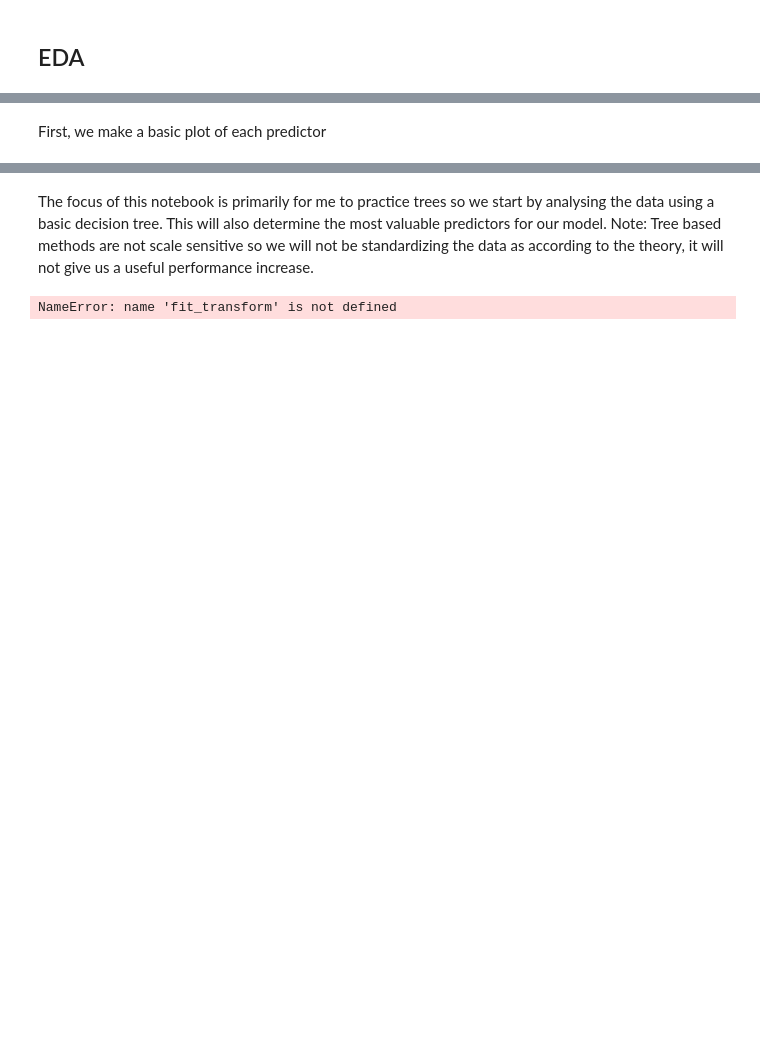
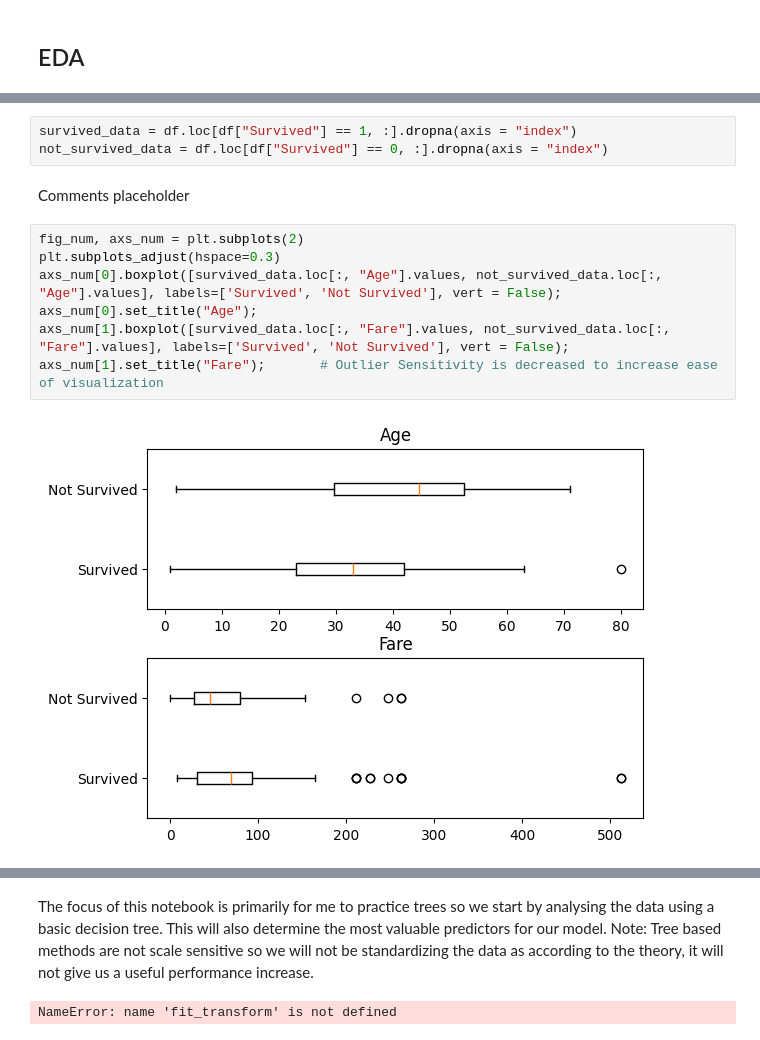
Before and after one commit to de-longhi/Kaggle-Titanic-Classification, a Jupyter notebook: Notebooks/Titanic.ipynb, the cells around one changed output, grey strips where cells are left out. Cells and saved outputs as stored; diff of their text form; blank space fills up the shorter version.

```diff
--- a/Notebooks/Titanic.ipynb
+++ b/Notebooks/Titanic.ipynb
@@ -35,2 +51,14 @@ Y = df[["Survived"]]
+# %%
+survived_data = df.loc[df["Survived"] == 1, :].dropna(axis = "index")
+not_survived_data = df.loc[df["Survived"] == 0, :].dropna(axis = "index")
 # %% [markdown]
-First, we make a basic plot of each predictor
+Comments placeholder
+# %%
+fig_num, axs_num = plt.subplots(2)
+plt.subplots_adjust(hspace=0.3)
+axs_num[0].boxplot([survived_data.loc[:, "Age"].values, not_survived_data.loc[:, "Age"].values], labels=['Survived', 'Not Survived'], vert = False);
+axs_num[0].set_title("Age");
+axs_num[1].boxplot([survived_data.loc[:, "Fare"].values, not_survived_data.loc[:, "Fare"].values], labels=['Survived', 'Not Survived'], vert = False);
+axs_num[1].set_title("Fare");       # Outlier Sensitivity is decreased to increase ease of visualization
+# %% [output]
+[figure, added]
```
Also changed, not shown: parts of 4 cells of this notebook, 1 other file.
